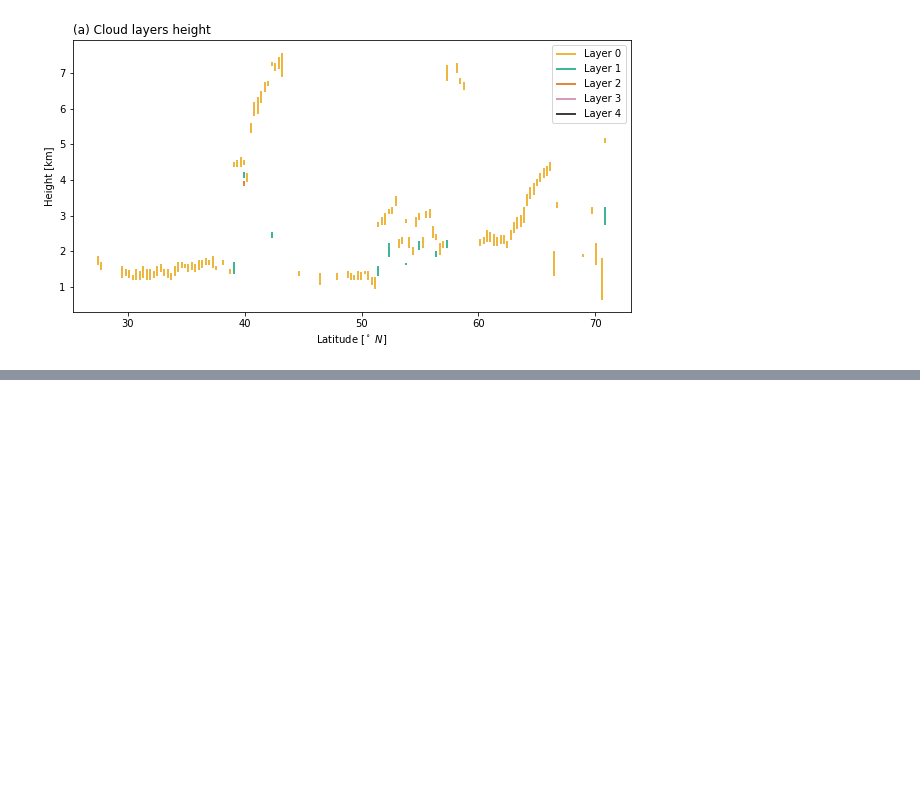
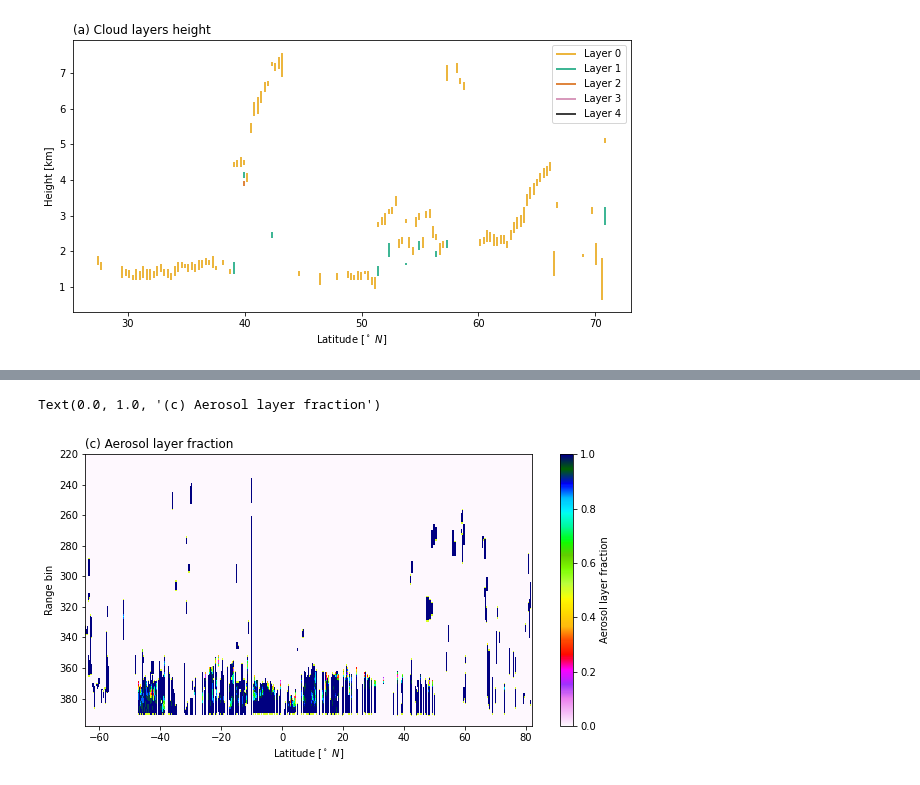
Before and after one commit to SEE-GEO/pansat, a Jupyter notebook: notebooks/products/calipso.ipynb, the cells around one changed output, grey strips where cells are left out. Drawn from its saved outputs; the diff is of its cells as text; code cells hidden in the pictures; blank space fills up the shorter version.

```diff
--- a/notebooks/products/calipso.ipynb
+++ b/notebooks/products/calipso.ipynb
@@ -82,0 +150,19 @@ Text(0.0, 1.0, '(b) Number of cloud layers')
+# %%
+%matplotlib inline
+import matplotlib.pyplot as plt
+
+# The aerosol profile data is given as 1/30, so need to convert to 1/1.
+aerosol = dataset.aerosol_layer_fraction[:,220:]/30.
+lats = dataset.latitude[:,1]
+bins = dataset.range_bins[220:]
+
+plt.figure(figsize=(10, 5))
+plt.pcolormesh(lats, bins, aerosol.T, cmap=plt.get_cmap("gist_ncar_r"))
+plt.colorbar(label="Aerosol layer fraction")
+plt.gca().invert_yaxis()
+plt.xlabel(r"Latitude [$^\circ\ N$]")
+plt.ylabel("Range bin")
+plt.title("(c) Aerosol layer fraction", loc="left")
+# %% [output]
+Text(0.0, 1.0, '(c) Aerosol layer fraction')
+[figure, added]
```
Also changed, not shown: parts of 8 cells of this notebook, 2 other files.
